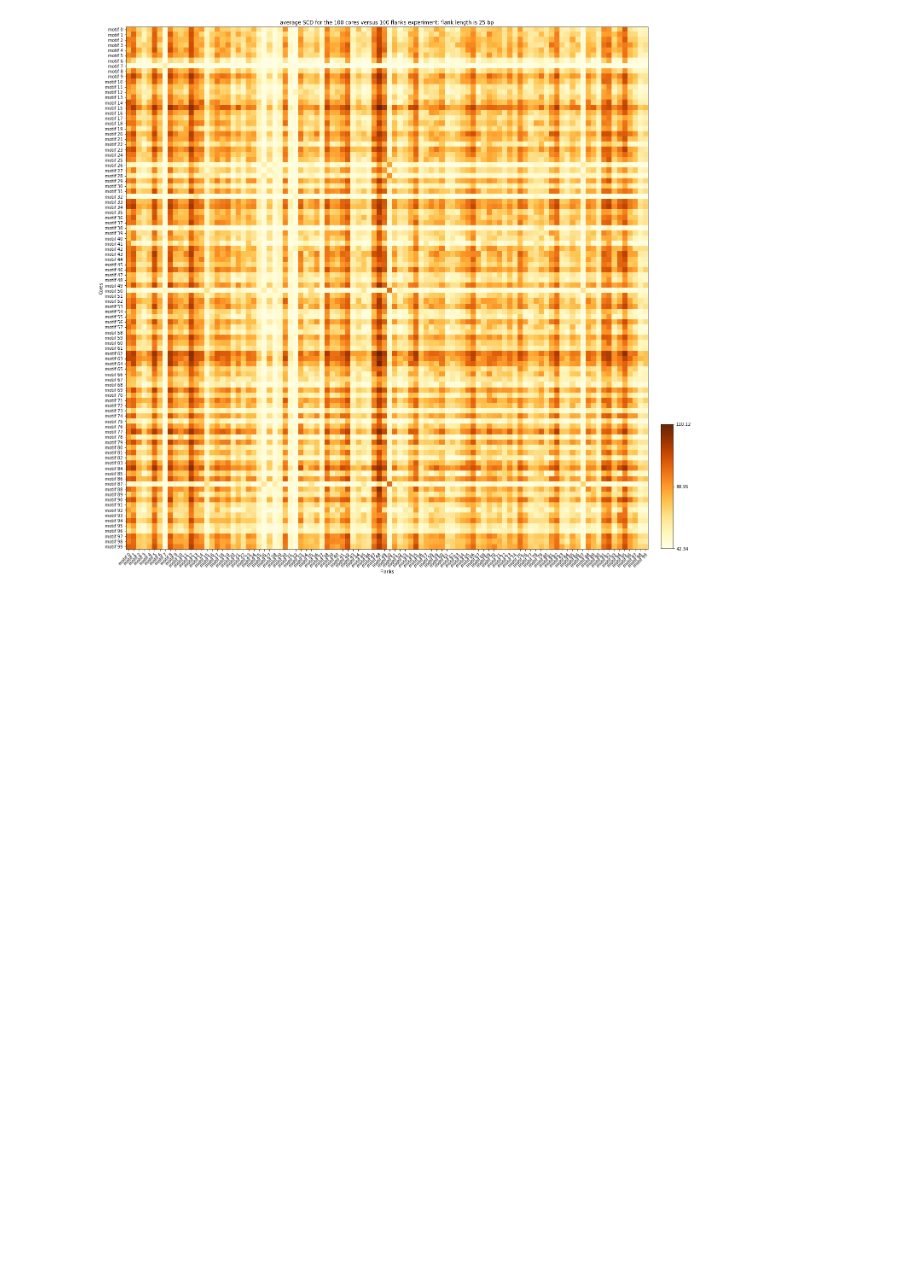
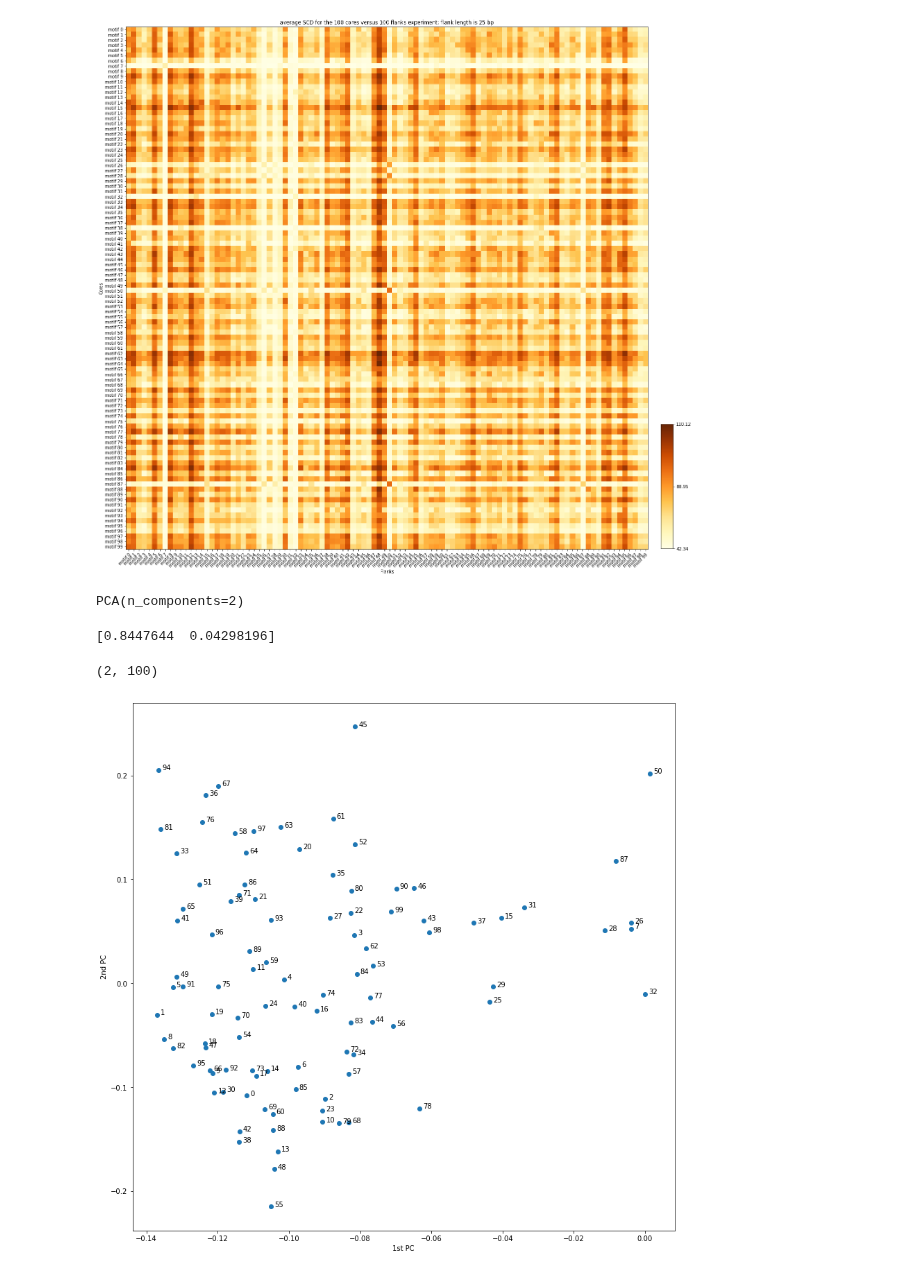
Before and after one commit to Fudenberg-Research-Group/akita_utils, a Jupyter notebook: bin/insert_virtual_fixed_core/100vs100random_analysis.ipynb, the cells around one changed output. Saved outputs shown, nothing was run; the diff lists cells and outputs as text; code cells hidden in the pictures; blank space fills up the shorter version.

```diff
--- a/bin/insert_virtual_fixed_core/100vs100random_analysis.ipynb
+++ b/bin/insert_virtual_fixed_core/100vs100random_analysis.ipynb
@@ -125,0 +128,34 @@ plt.show()
+# %%
+pca = PCA(n_components=2)
+pca.fit(summary_matrix)
+# %% [output]
+PCA(n_components=2)
+# %%
+print(pca.explained_variance_ratio_)
+# %% [output]
+[0.8447644  0.04298196]
+# %%
+pca_values = pca.components_
+# %%
+pca_values.shape
+# %% [output]
+(2, 100)
+# %%
+plt.figure(figsize=(14,14))
+
+x = pca_values[0,]
+y = pca_values[1,]
+
+plt.scatter(x, y)
+
+for i in range(pca_values.shape[1]):
+    plt.text(x[i]+0.001, y[i], all_names[i].split(' ')[1],horizontalalignment='left', color='black')
+
+plt.xlabel("1st PC")
+plt.ylabel("2nd PC")
+
+# plt.savefig("100vs100_PCA.png")
+
+plt.show()
+# %% [output]
+[figure, added]
```
Also changed, not shown: parts of 7 cells of this notebook, 3 other files.
